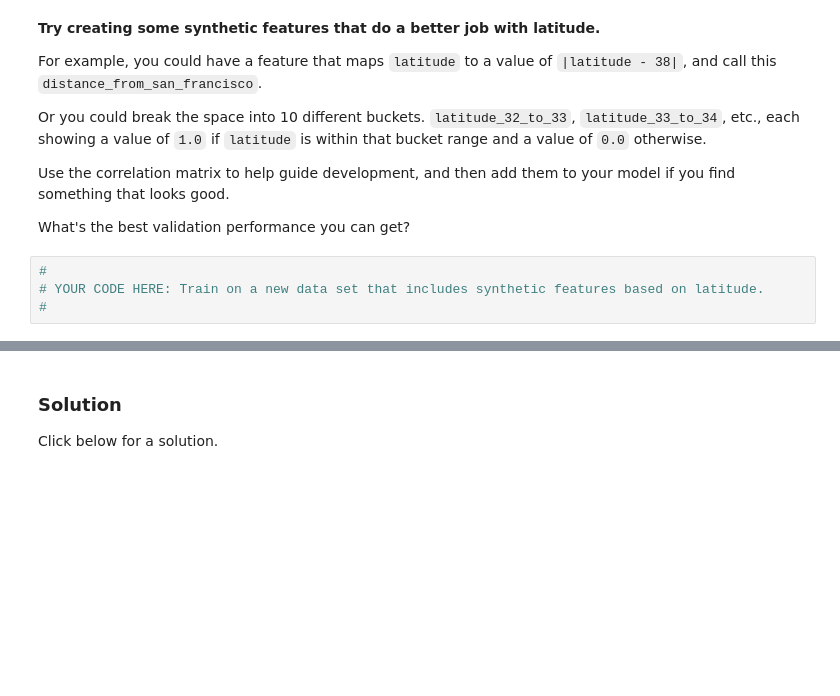
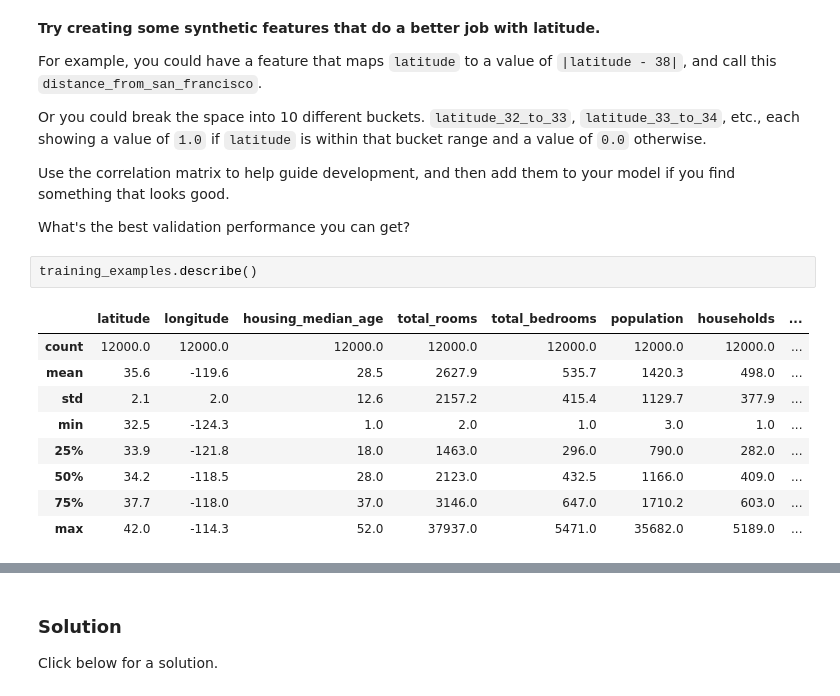
Before and after one commit to FeniXVRN/google-ml-crach-course, a Jupyter notebook: feature_sets.ipynb, the cells around one changed output, grey strips where cells are left out. Saved outputs shown, nothing was run; the diff lists cells and outputs as text; blank space fills up the shorter version.

```diff
--- a/feature_sets.ipynb
+++ b/feature_sets.ipynb
@@ -335,7 +423,15 @@ Or you could break the space into 10 different buckets.  `latitude_32_to_33`, `l
 Use the correlation matrix to help guide development, and then add them to your model if you find something that looks good.
 
 What's the best validation performance you can get?
-# %%
-#
-# YOUR CODE HERE: Train on a new data set that includes synthetic features based on latitude.
-#
+# %%
+training_examples.describe()
+# %% [output]
+|  | latitude | longitude | housing_median_age | total_rooms | total_bedrooms | population | households | ... |
+| count | 12000.0 | 12000.0 | 12000.0 | 12000.0 | 12000.0 | 12000.0 | 12000.0 | ... |
+| mean | 35.6 | -119.6 | 28.5 | 2627.9 | 535.7 | 1420.3 | 498.0 | ... |
+| std | 2.1 | 2.0 | 12.6 | 2157.2 | 415.4 | 1129.7 | 377.9 | ... |
+| min | 32.5 | -124.3 | 1.0 | 2.0 | 1.0 | 3.0 | 1.0 | ... |
+| 25% | 33.9 | -121.8 | 18.0 | 1463.0 | 296.0 | 790.0 | 282.0 | ... |
+| 50% | 34.2 | -118.5 | 28.0 | 2123.0 | 432.5 | 1166.0 | 409.0 | ... |
+| 75% | 37.7 | -118.0 | 37.0 | 3146.0 | 647.0 | 1710.2 | 603.0 | ... |
+| max | 42.0 | -114.3 | 52.0 | 37937.0 | 5471.0 | 35682.0 | 5189.0 | ... |
```
Also changed, not shown: parts of 10 cells of this notebook.
